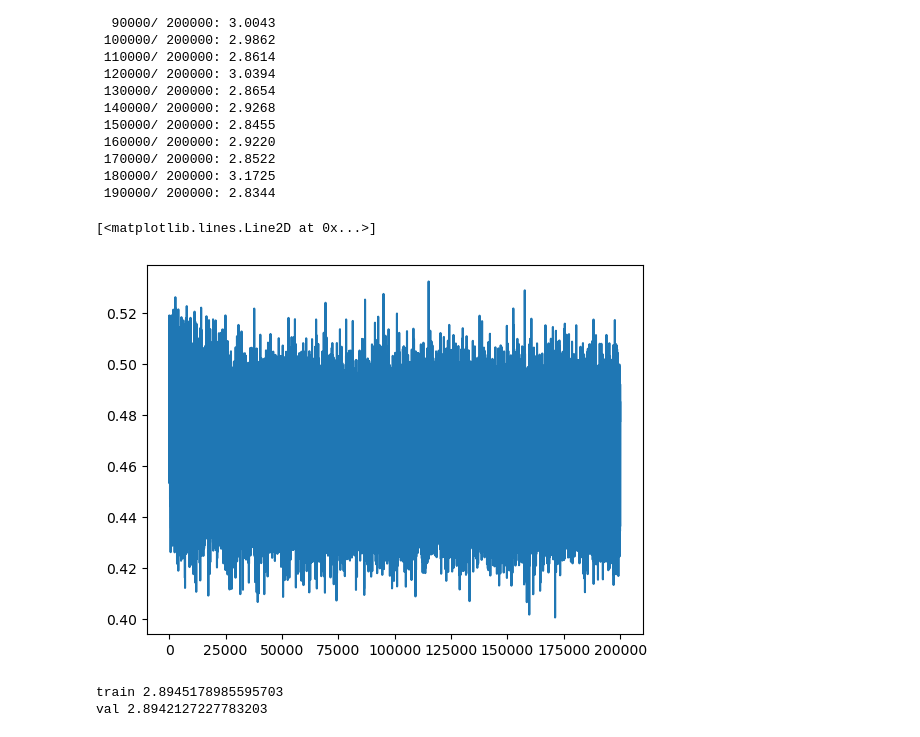
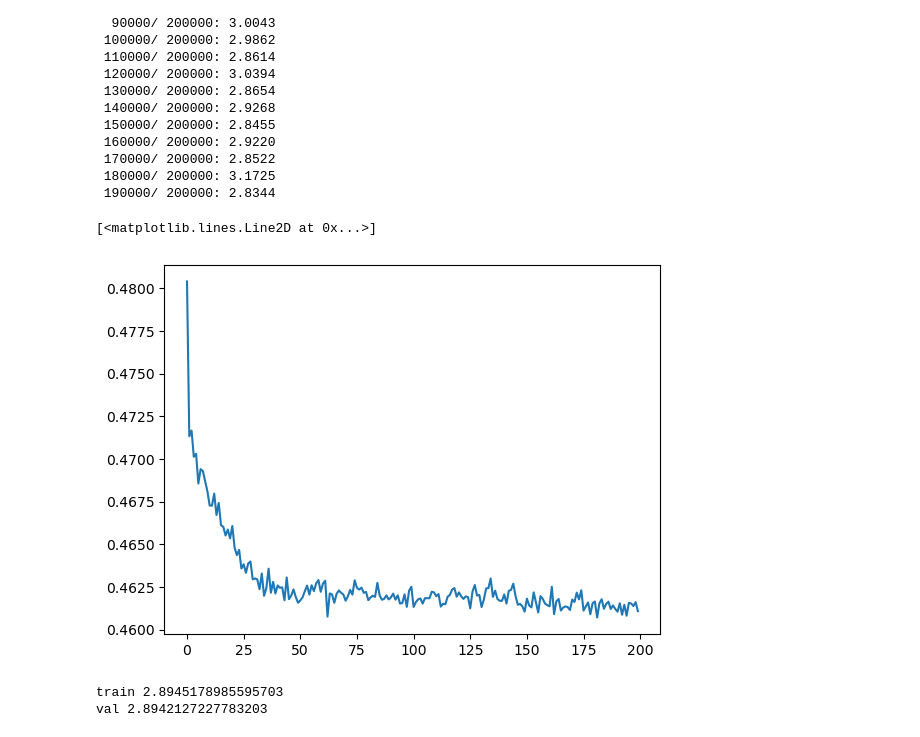
Before and after one commit to Carlos-Laborda/ProteinDesign, a Jupyter notebook: wavenet.ipynb, the cells around one changed output. Drawn from its saved outputs; the diff is of its cells as text; code cells hidden in the pictures.

Commit message:
fix the loss plot

```diff
--- a/wavenet.ipynb
+++ b/wavenet.ipynb
@@ -221,10 +221,10 @@ for i in range(max_steps):
  180000/ 200000: 3.1725
  190000/ 200000: 2.8344
 # %%
-plt.plot(lossi)
+plt.plot(torch.tensor(lossi).view(-1, 1000).mean(1))
 # %% [output]
 [<matplotlib.lines.Line2D at 0x...>]
-[figure, old version]
+[figure, new version]
 # %%
 # put the layers into eval mode
 for layer in layers:
```
